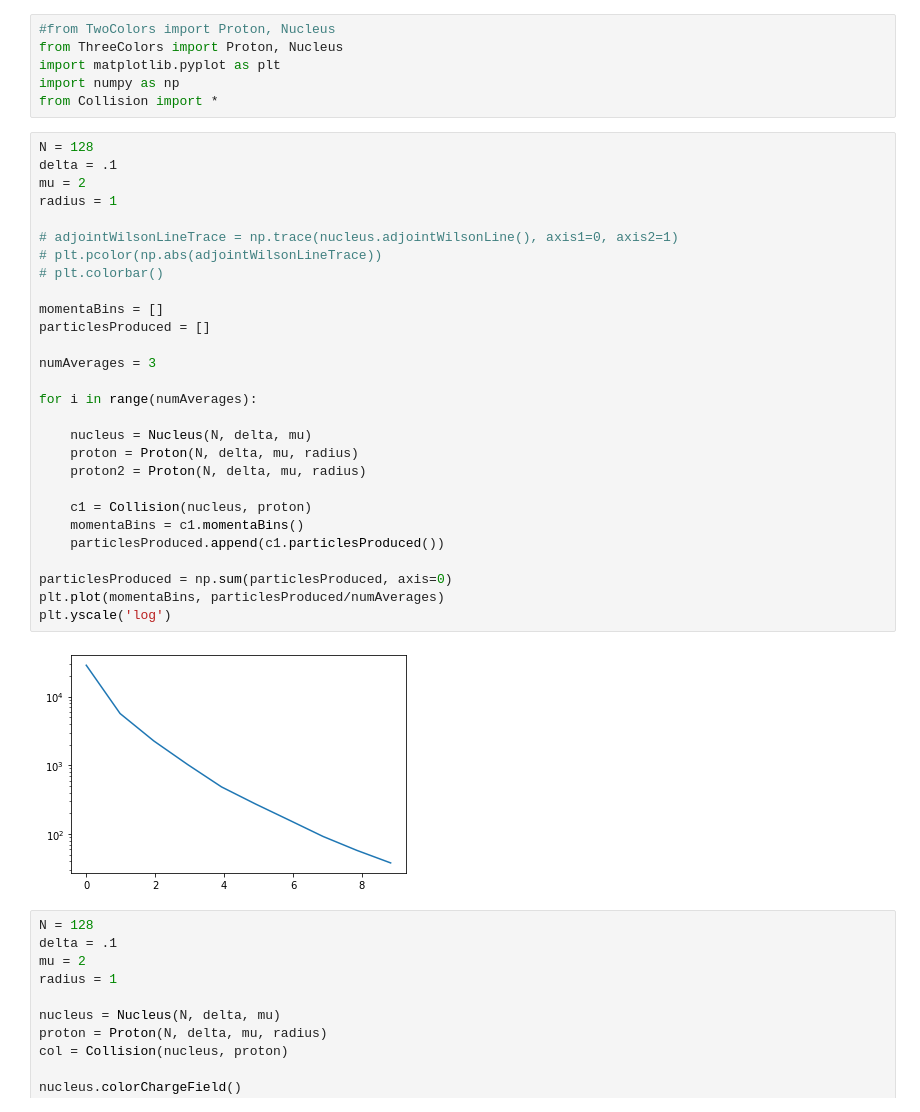
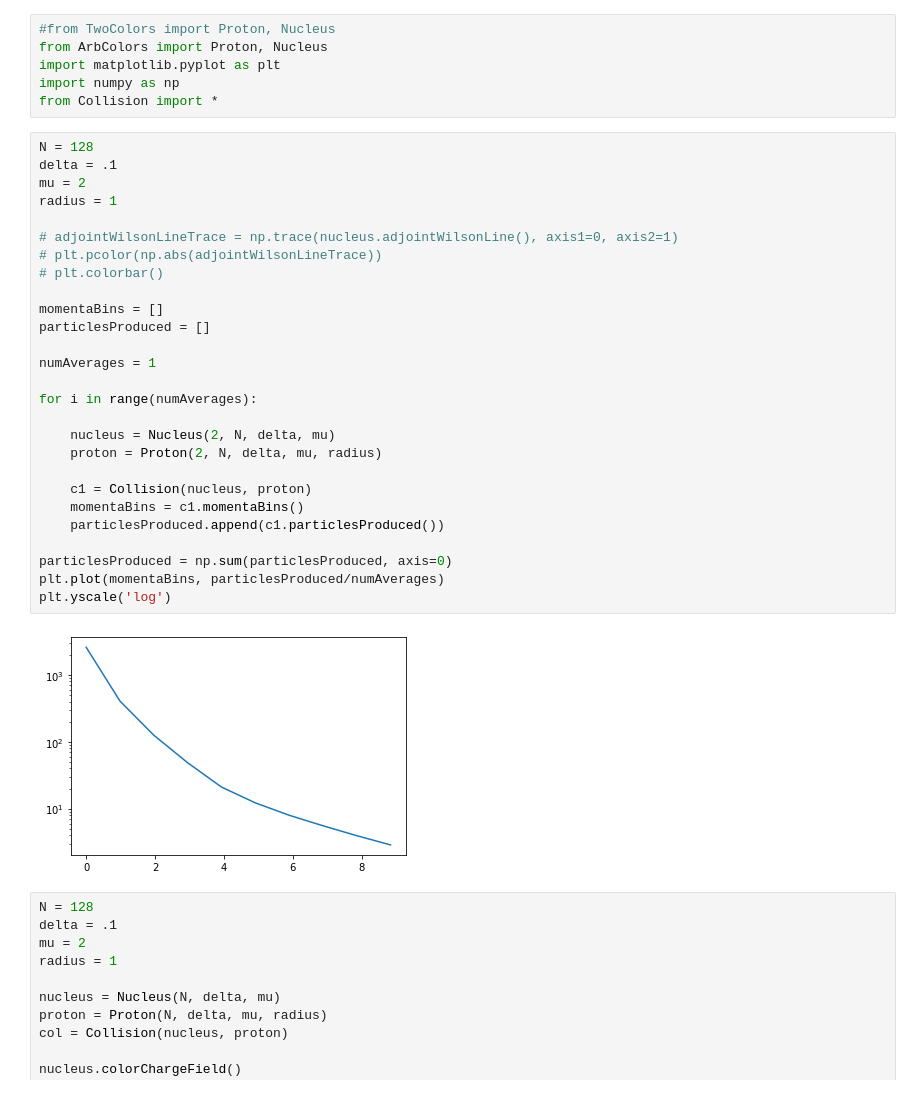
Before and after one commit to Jfeatherstone/ColorGlass, a Jupyter notebook: Testing.ipynb, the cells around one changed output. Drawn from its saved outputs; the diff is of its cells as text.

Commit message:
Added arbitrary color calculation

```diff
--- a/Testing.ipynb
+++ b/Testing.ipynb
@@ -1,39 +1,38 @@
 # %%
 #from TwoColors import Proton, Nucleus
-from ThreeColors import Proton, Nucleus
+from ArbColors import Proton, Nucleus
 import matplotlib.pyplot as plt
 import numpy as np
 from Collision import *
 # %%
 N = 128
 delta = .1
 mu = 2
 radius = 1
 
 # adjointWilsonLineTrace = np.trace(nucleus.adjointWilsonLine(), axis1=0, axis2=1)
 # plt.pcolor(np.abs(adjointWilsonLineTrace))
 # plt.colorbar()
 
 momentaBins = []
 particlesProduced = []
 
-numAverages = 3
+numAverages = 1
 
 for i in range(numAverages):
 
-    nucleus = Nucleus(N, delta, mu)
-    proton = Proton(N, delta, mu, radius)
-    proton2 = Proton(N, delta, mu, radius)
+    nucleus = Nucleus(2, N, delta, mu)
+    proton = Proton(2, N, delta, mu, radius)
 
     c1 = Collision(nucleus, proton)
     momentaBins = c1.momentaBins()
     particlesProduced.append(c1.particlesProduced())
 
 particlesProduced = np.sum(particlesProduced, axis=0)
 plt.plot(momentaBins, particlesProduced/numAverages)
 plt.yscale('log')
 # %% [output]
-[figure, old version]
+[figure, new version]
 # %%
 N = 128
 delta = .1
```
Also changed, not shown: parts of 1 cell of this notebook, 2 other files.
